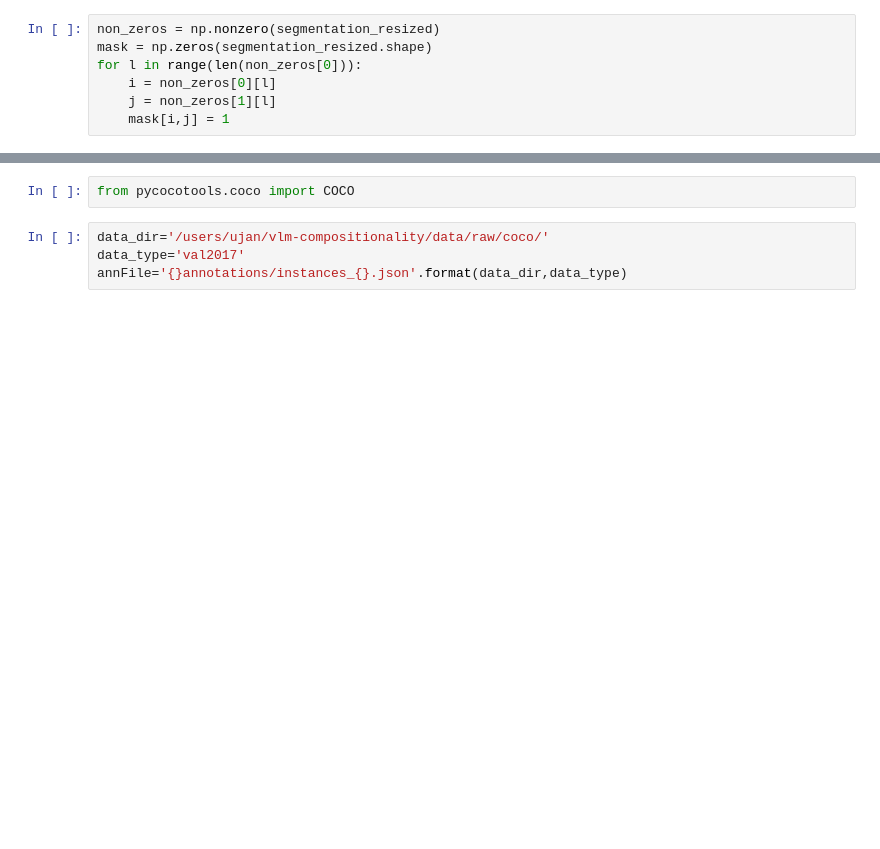
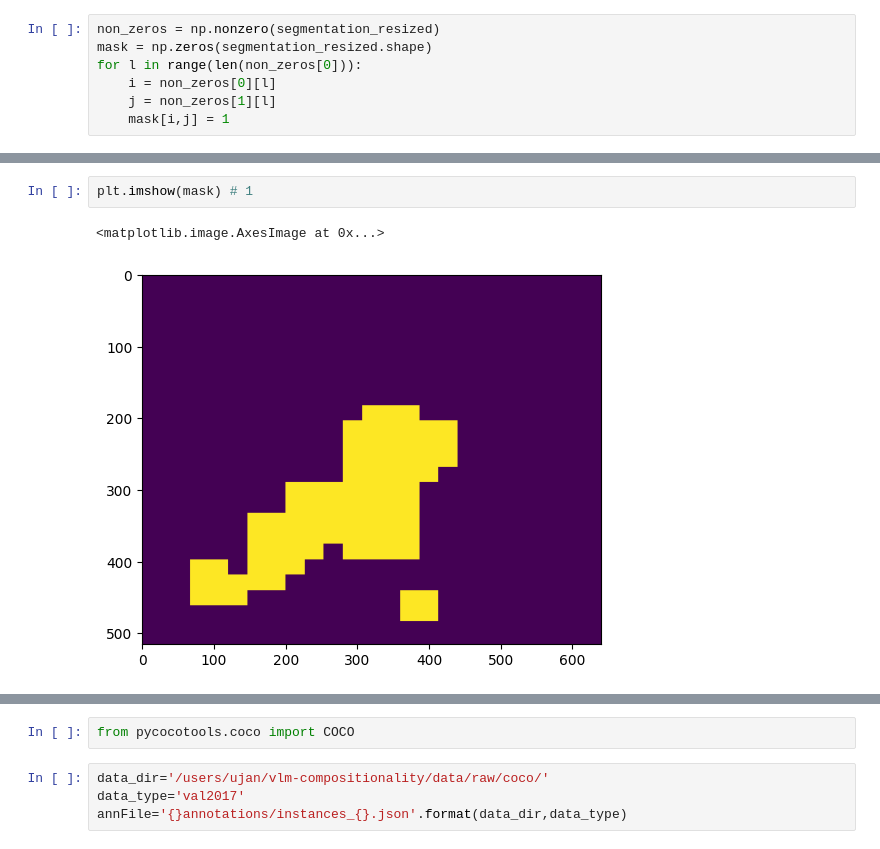
Before and after one commit to tatami-galaxy/vlm-interp, a Jupyter notebook: src/llava_sugarcrepe_logit_lens_loc_eval.ipynb, the cells around one changed output, grey strips where cells are left out. Cells and saved outputs as stored; diff of their text form; blank space fills up the shorter version.

```diff
--- a/src/llava_sugarcrepe_logit_lens_loc_eval.ipynb
+++ b/src/llava_sugarcrepe_logit_lens_loc_eval.ipynb
@@ -138,0 +136,5 @@ plt.imshow(mask)
+# %%
+plt.imshow(mask) # 1
+# %% [output]
+<matplotlib.image.AxesImage at 0x...>
+[figure, added]
```
Also changed, not shown: parts of 9 cells of this notebook, 5 other files.
